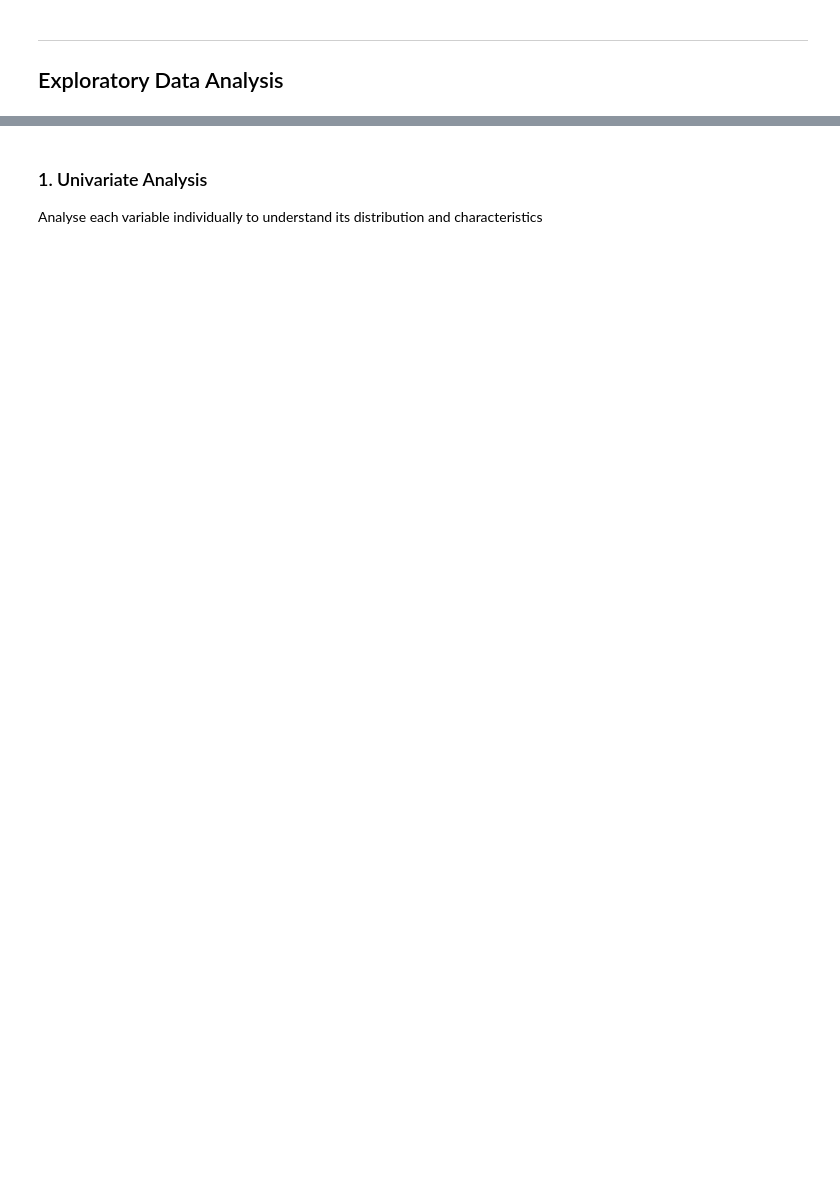
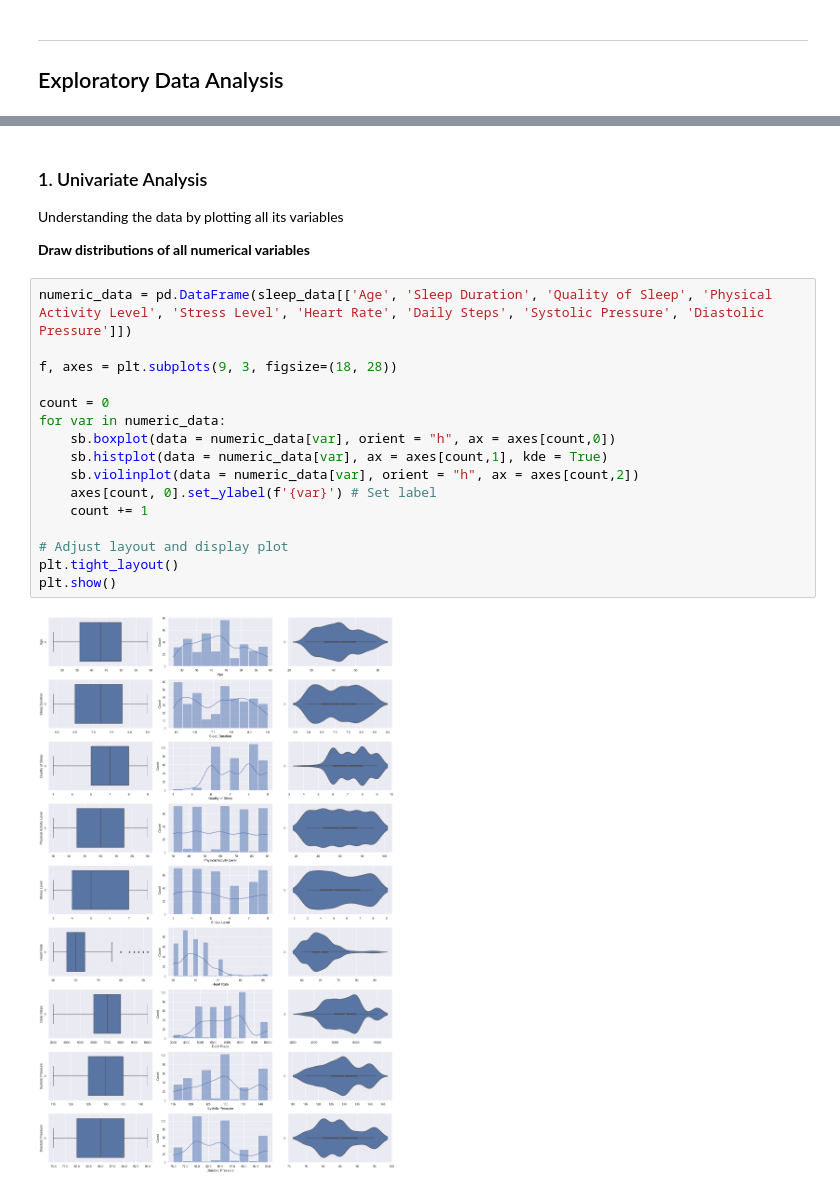
Before and after one commit to FayzeC/SC1015-Mini-Project, a Jupyter notebook: Assignment.ipynb, the cells around one changed output, grey strips where cells are left out. Drawn from its saved outputs; the diff is of its cells as text; blank space fills up the shorter version.

```diff
--- a/Assignment.ipynb
+++ b/Assignment.ipynb
@@ -230,3 +397,23 @@ sleep_data.describe()
 # %% [markdown]
 ### 1. Univariate Analysis
-Analyse each variable individually to understand its distribution and characteristics
+Understanding the data by plotting all its variables
+
+**Draw distributions of all numerical variables**
+# %%
+numeric_data = pd.DataFrame(sleep_data[['Age', 'Sleep Duration', 'Quality of Sleep', 'Physical Activity Level', 'Stress Level', 'Heart Rate', 'Daily Steps', 'Systolic Pressure', 'Diastolic Pressure']])
+
+f, axes = plt.subplots(9, 3, figsize=(18, 28))
+
+count = 0
+for var in numeric_data:
+    sb.boxplot(data = numeric_data[var], orient = "h", ax = axes[count,0])
+    sb.histplot(data = numeric_data[var], ax = axes[count,1], kde = True)
+    sb.violinplot(data = numeric_data[var], orient = "h", ax = axes[count,2])
+    axes[count, 0].set_ylabel(f'{var}') # Set label
+    count += 1
+
+# Adjust layout and display plot
+plt.tight_layout()
+plt.show()
+# %% [output]
+[figure, added]
```
Also changed, not shown: parts of 89 cells of this notebook.
